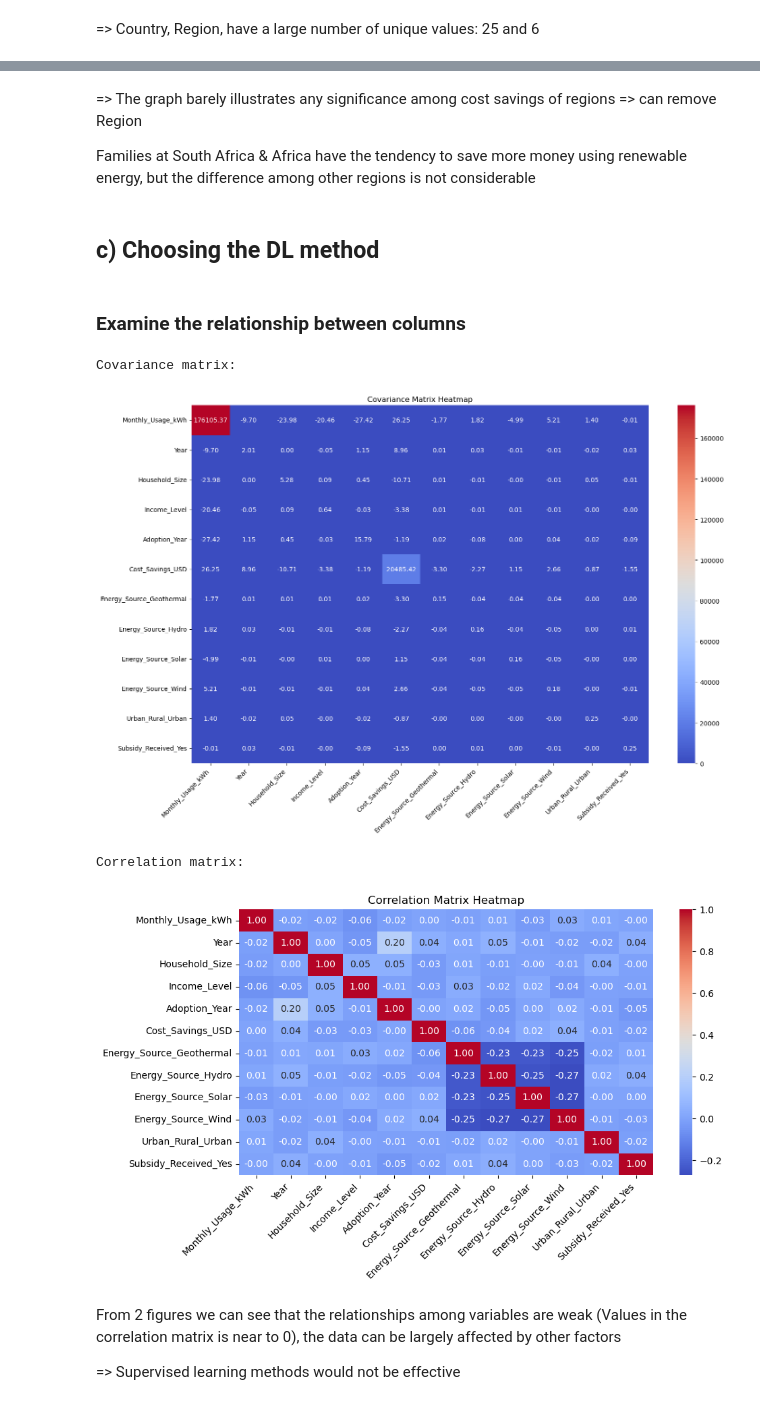
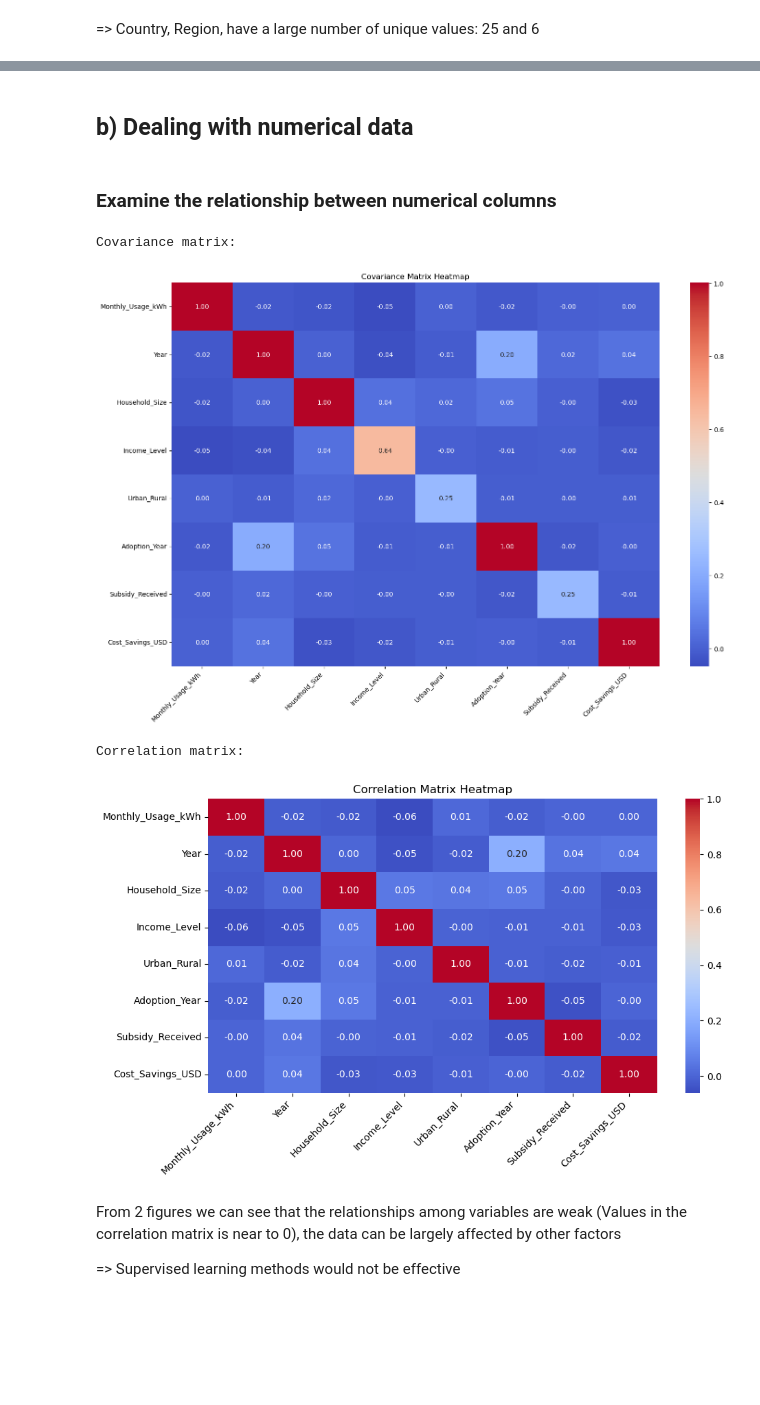
Before and after one commit to Kairyou-ML/EnergyProject, a Jupyter notebook: Model/model.ipynb, the cells around one changed output, grey strips where cells are left out. Cells and saved outputs as stored; diff of their text form; code cells hidden in the pictures; blank space fills up the shorter version.

```diff
--- a/Model/model.ipynb
+++ b/Model/model.ipynb
@@ -12,6 +13,5 @@ Given that after EDA, we know that the data contains no null values, no abnomali
 # %%
-data = pd.read_csv('../Data/raw.csv')
-data= data.drop(columns= ["Household_ID"])
+data = pd.read_csv('../Data/cleaned_data.csv')
 df = data.copy()
 # %%
 print("Data types for each variable:")
@@ -43,30 +42,0 @@ dtype: int64
-# %%
-import pandas as pd
-from sklearn.preprocessing import LabelEncoder
-
-# Identify numeric and categorical columns
-numeric_cols = df.select_dtypes(include='number').columns
-categorical_cols = df.select_dtypes(include='object').columns
-
-# Columns to exclude from Label Encoding
-excluded_cols = ["Energy_Source", "Urban_Rural", "Subsidy_Received","Income_Level"]
-
-
-df['Income_Level'] = df['Income_Level'].map({'Low': 0, 'Middle': 1, 'High': 2})
-
-# One-Hot Encode
-df = pd.get_dummies(df, columns=["Energy_Source"], drop_first=True)
-df = pd.get_dummies(df, columns=["Urban_Rural"], drop_first=True)
-df = pd.get_dummies(df, columns=["Subsidy_Received"], drop_first=True)
-
-plt.figure(figsize=(10, 6))
-plt.scatter(df['Region'], df['Cost_Savings_USD'], alpha=0.5, edgecolors='w', linewidth=0.5)
-avg_savings_by_regions = df.groupby('Region')['Cost_Savings_USD'].mean().reset_index()
-plt.plot(avg_savings_by_regions['Region'], avg_savings_by_regions['Cost_Savings_USD'], color='red', linestyle='--', label='Average Savings')
-plt.title('Relationship Between Region and Cost Savings')
-plt.xlabel('Regions')
-plt.ylabel('Cost Savings (USD)')
-plt.legend()
-plt.grid(True, linestyle='--', alpha=0.5)
-plt.tight_layout()
-plt.show()
@@ -99,40 +52,36 @@ plt.show()
-# %% [markdown]
-=> The graph barely illustrates any significance among cost savings of regions => can remove Region
-
-Families at South Africa & Africa have the tendency to save more money using renewable energy, but the difference among other regions is not considerable
 # %% [markdown]
-## c) Choosing the DL method
+## b) Dealing with numerical data
 # %% [markdown]
-### Examine the relationship between columns
+### Examine the relationship between numerical columns
 # %%
 # Covariance matrix including categorical feature
 print("Covariance matrix:")
-heh= df.drop(columns= ["Country","Region"])
+heh= df.drop(columns= ["Country", "Energy_Source"])
 covar_matrix= heh.cov()
 plt.figure(figsize=(15, 10))
 sns.heatmap(covar_matrix, annot=True, cmap="coolwarm", fmt=".2f")
 plt.title("Covariance Matrix Heatmap")
 plt.xticks(rotation=45, ha='right')  # Rotate x-axis labels for better fit
 plt.yticks(rotation=0)               # Keep y-axis labels horizontal
 plt.tight_layout()
 plt.show()
 
 
 # Correlation matrix including categorical feature
 print("Correlation matrix:")
 corr_matrix= heh.corr()
 plt.figure(figsize=(10, 6))
 sns.heatmap(corr_matrix, annot=True, cmap="coolwarm", fmt=".2f")
 plt.title("Correlation Matrix Heatmap")
 plt.xticks(rotation=45, ha='right')  # Rotate x-axis labels for better fit
 plt.yticks(rotation=0)               # Keep y-axis labels horizontal
 plt.tight_layout()
 plt.show()
 # %% [output]
 Covariance matrix:
-[figure, old version]
+[figure, new version]
 Correlation matrix:
-[figure, old version]
+[figure, new version]
 # %% [markdown]
 From 2 figures we can see that the relationships among variables are weak (Values in the correlation matrix is near to 0), the data can be largely affected by other factors
 
```
Also changed, not shown: parts of 17 cells of this notebook, 5 other files.
